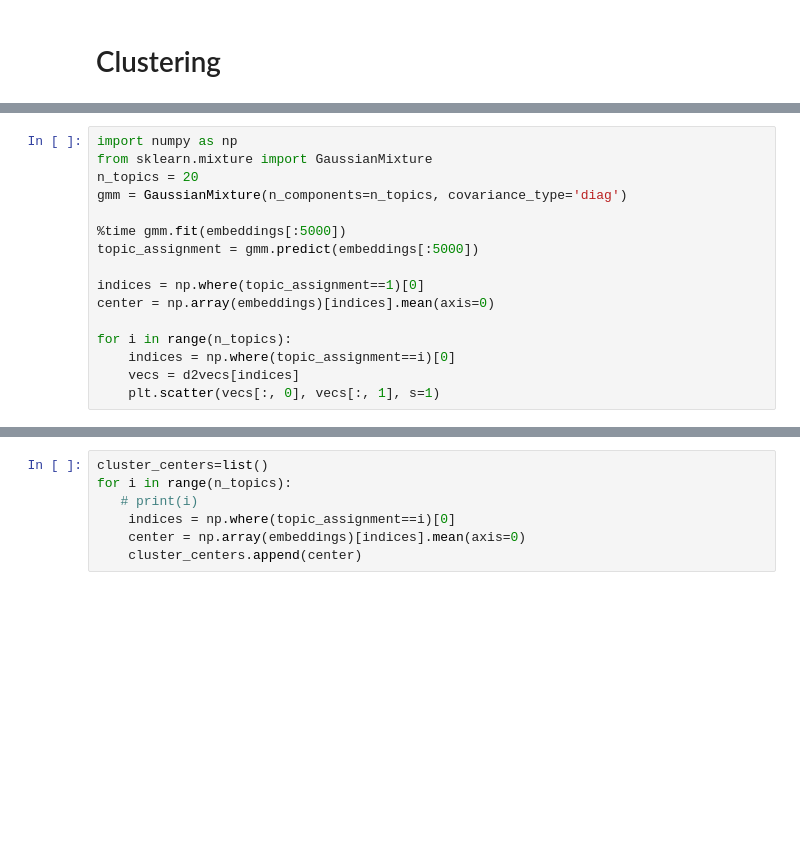
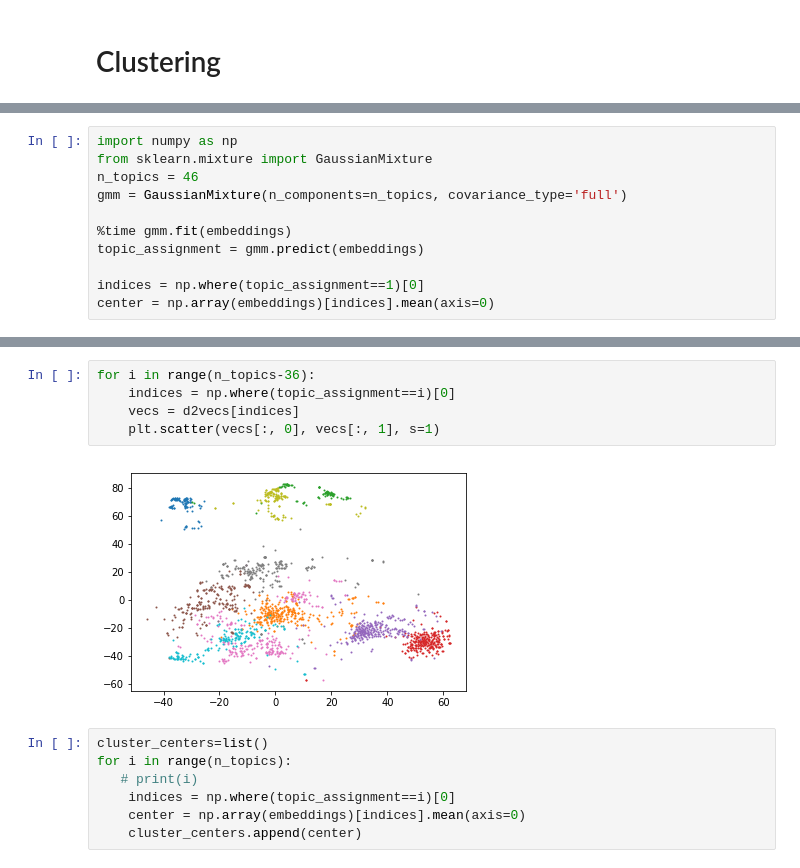
Before and after one commit to davidlenz/pvtm, a Jupyter notebook: 20_newsgroup.ipynb, the cells around one changed output, grey strips where cells are left out. Drawn from its saved outputs; the diff is of its cells as text; blank space fills up the shorter version.

```diff
--- a/20_newsgroup.ipynb
+++ b/20_newsgroup.ipynb
@@ -71,17 +123,12 @@ Wall time: 3min 41s
 # %%
 import numpy as np
 from sklearn.mixture import GaussianMixture
-n_topics = 20
-gmm = GaussianMixture(n_components=n_topics, covariance_type='diag')
+n_topics = 46
+gmm = GaussianMixture(n_components=n_topics, covariance_type='full')
 
-%time gmm.fit(embeddings[:5000])
-topic_assignment = gmm.predict(embeddings[:5000])
+%time gmm.fit(embeddings)
+topic_assignment = gmm.predict(embeddings)
 
 indices = np.where(topic_assignment==1)[0]
 center = np.array(embeddings)[indices].mean(axis=0)
-
-for i in range(n_topics):
-    indices = np.where(topic_assignment==i)[0]
-    vecs = d2vecs[indices]
-    plt.scatter(vecs[:, 0], vecs[:, 1], s=1)
 # %% [output]
@@ -90,3 +136,10 @@ Wall time: 7.41 s
+# %%
+for i in range(n_topics-36):
+    indices = np.where(topic_assignment==i)[0]
+    vecs = d2vecs[indices]
+    plt.scatter(vecs[:, 0], vecs[:, 1], s=1)
+# %% [output]
+[figure, added]
 # %%
 cluster_centers=list()
 for i in range(n_topics):
```
Also changed, not shown: parts of 21 cells of this notebook.
